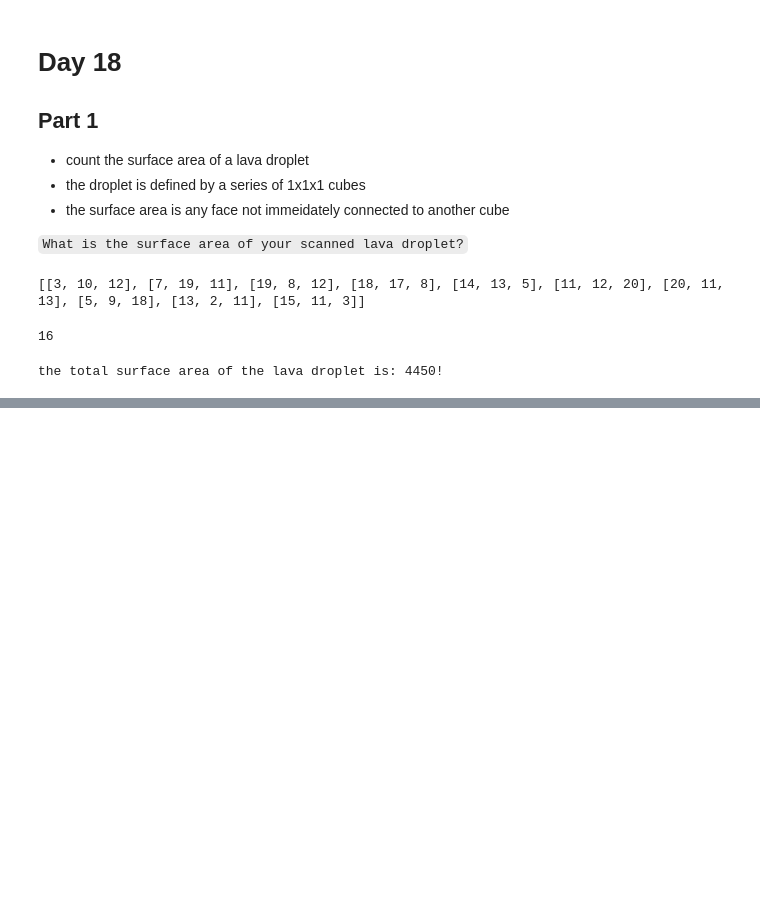
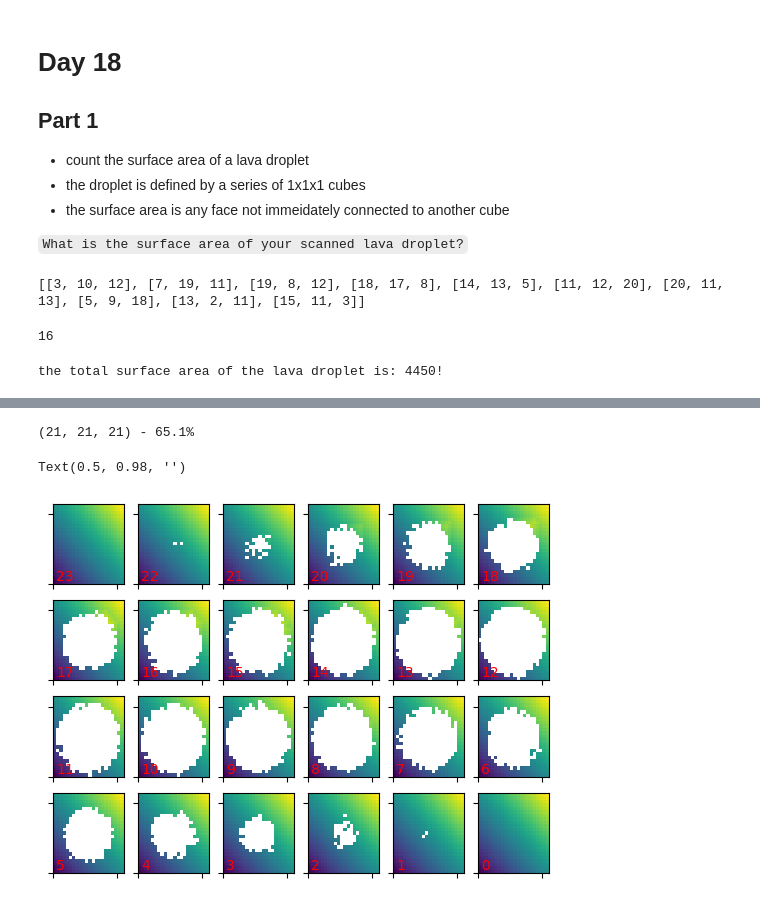
Before and after one commit to nouseforkeys/advent_of_code_22, a Jupyter notebook: day_18.ipynb, the cells around one changed output, grey strips where cells are left out. Cells and saved outputs as stored; diff of their text form; code cells hidden in the pictures; blank space fills up the shorter version.

```diff
--- a/day_18.ipynb
+++ b/day_18.ipynb
@@ -55,0 +137,72 @@ the total surface area of the lava droplet is: 4450!
+# %%
+# using Dijkstra's algorithm from day 12 with a few tweaks
+def dijkstra(
+        grid: list[list[list[int]]], net: dict, start: tuple[tuple[int]],
+        end: 'tuple[tuple[int]]|None'
+) -> 'list[list[int]]':
+    """
+    run Djikstra's algorithm to find the shortest distance from start to end
+    """
+    # mark all nodes as unvisited
+    visited = [[[False for _ in row] for row in z_slice] for z_slice in grid]
+
+    # set all notes to a tentative max distance from start
+    max_distance = len(grid) * len(grid[0]) * len(grid[0][0])
+    distances = [
+        [[max_distance for _ in row] for row in z_slice] for z_slice in grid
+    ]
+    # ...except for our starting node which is 0s
+    x, y, z = start
+    distances[z][y][x] = 0
+
+    # set current node as the start
+    current_node = start
+
+    number_visited = 0
+    while True:
+        x, y, z = current_node
+        # iterate through each neighbour and set it's new tentative distance
+        distance_to_here = distances[z][y][x]
+        for neighbour in net[current_node]:
+            x, y, z = neighbour
+            if visited[z][y][x]:
+                continue
+            distances[z][y][x] = min(distances[z][y][x], distance_to_here + 1)
+        x, y, z = current_node
+        # mark this node as visited
+        visited[z][y][x] = True
+        number_visited += 1
+
+        # if this node is the end, we're done!
+        if current_node == end:
+            return distances
+        if number_visited % 100 == 0:
+            percent_done = 100 * number_visited / max_distance
+            print(f'{current_node} - {percent_done:.1f}%' + ' '*10, end='\r')
+
+        # otherwise find the node with the smallest tenative distance and
+        # repeat
+        ux, uy, uz = None, None, None
+        lowest_unvisited = max_distance
+        for z, z_slice in enumerate(visited):
+            for y, row in enumerate(z_slice):
+                for x, is_visited in enumerate(row):
+                    if is_visited:
+                        continue
+                    if distances[z][y][x] < lowest_unvisited:
+                        ux, uy, uz = x, y, z
+                        lowest_unvisited = distances[z][y][x]
+        if lowest_unvisited == max_distance:
+            # if true all reachable points have been visited
+            return distances
+        current_node = (ux, uy, uz)
+
+test = dijkstra(grid, net, (0, 0, 0), None)
+# %% [output]
+(21, 21, 21) - 65.1%
+# %%
+fig = plot_slices(test, above_to_nan = len(grid) * len(grid[0]) * len(grid[0][0]))
+fig.suptitle('we\'ve only just touched the surface')
+# %% [output]
+Text(0.5, 0.98, '')
+[figure, added]
```
Also changed, not shown: parts of 4 cells of this notebook.
